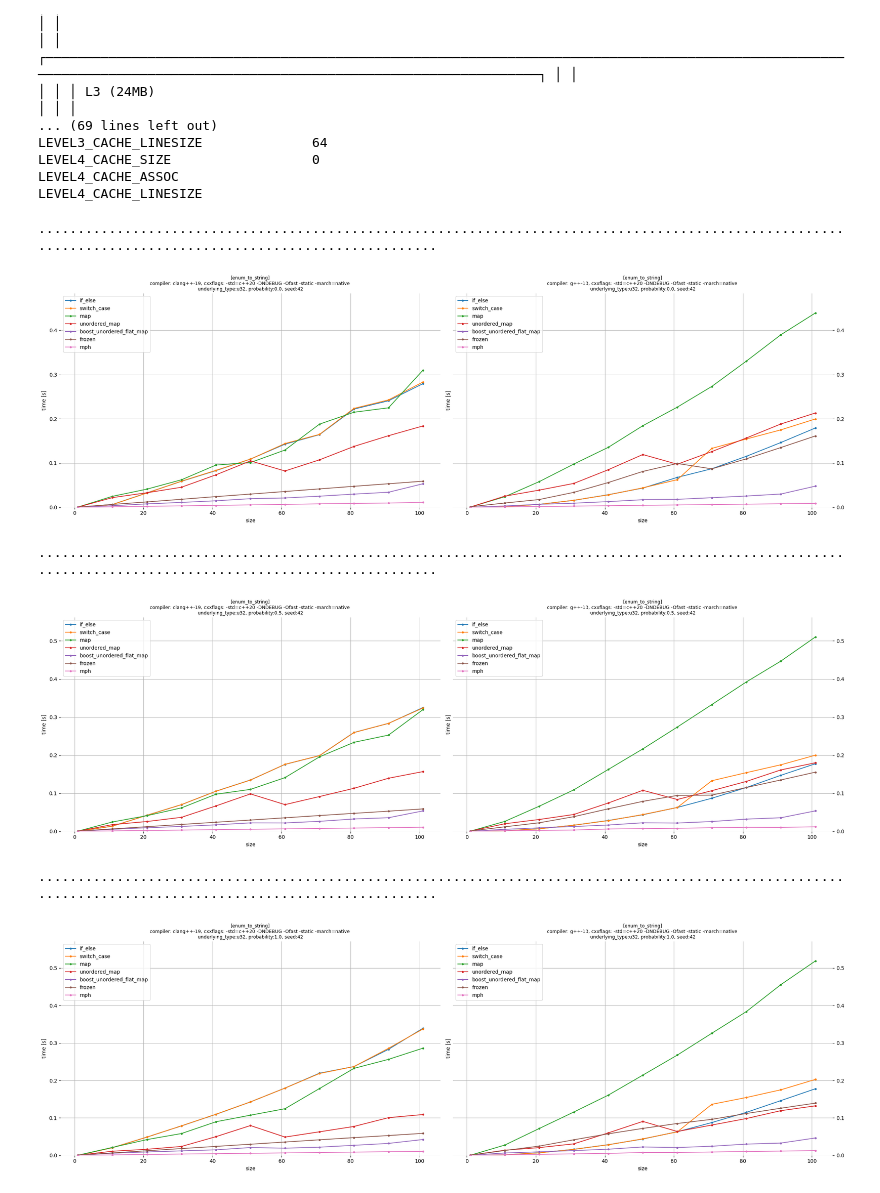
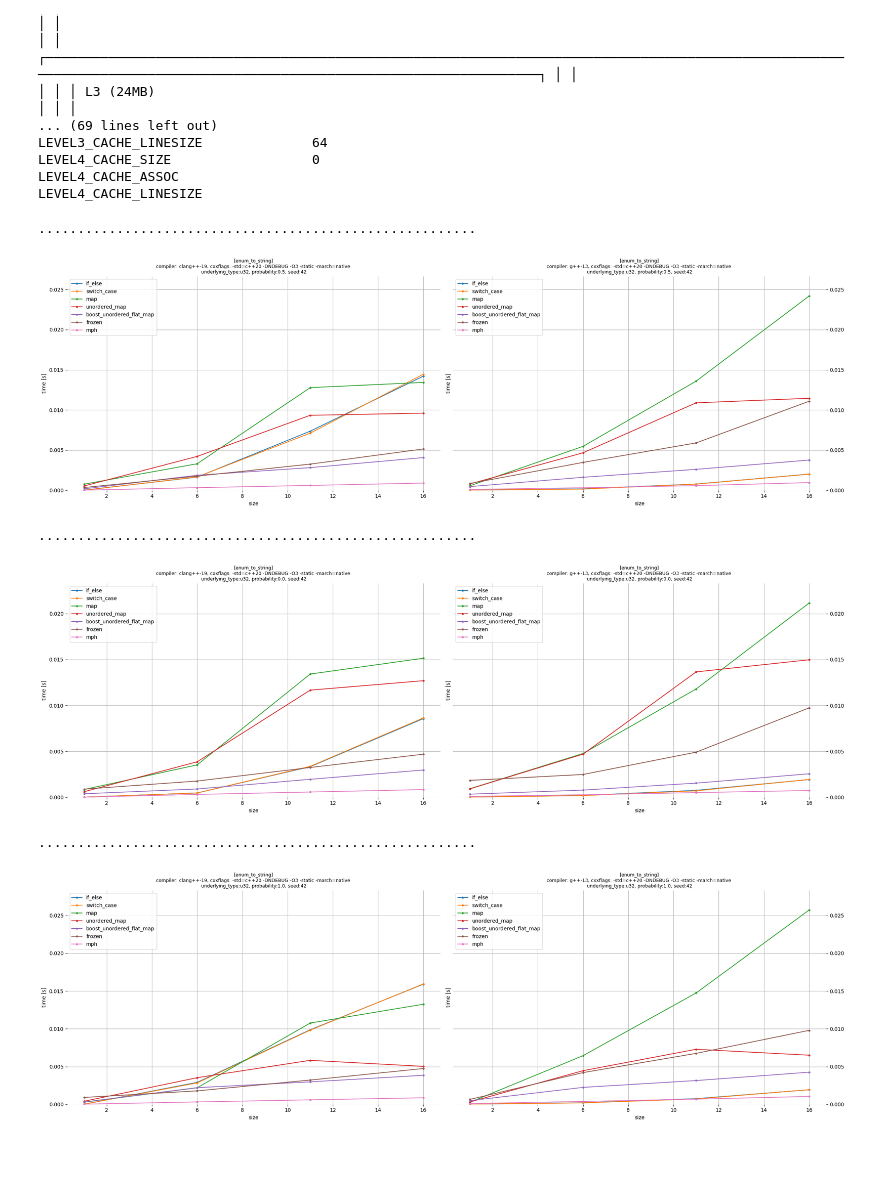
Before and after one commit to qlibs/mph, a Jupyter notebook: enum_to_string/benchmark.ipynb, the cells around one changed output. Drawn from its saved outputs; the diff is of its cells as text; code cells hidden in the pictures; blank space fills up the shorter version.

```diff
--- a/enum_to_string/benchmark.ipynb
+++ b/enum_to_string/benchmark.ipynb
@@ -104,7 +104,7 @@ def benchmark(name, compilers, targets, sizes, combinations):
                 y_min = min(y_min, min(results))
                 y_max = max(y_max, max(results))
 
-            ax[i].set_title(f"[{name}]\ncompiler: {compiler}, cxxflags: {CXXFLAGS}" + " \n" + f"{', '.join([f'{name}:{value}' for name, value in combination.items()]) + "\nsmaller is better"}", fontsize=9)
+            ax[i].set_title(f"[{name}]\ncompiler: {compiler}, cxxflags: {CXXFLAGS}" + " \n" + f"{', '.join([f'{name}:{value}' for name, value in combination.items()])}", fontsize=9)
             ax[i].grid(True)
             for spine in ax[i].spines.values():
                 spine.set_visible(False)
@@ -122,15 +122,15 @@ def benchmark(name, compilers, targets, sizes, combinations):
 # %%
 seed = 42
 
-benchmark('enum_to_string', ['clang++-19', 'g++-13'],  ['if_else', 'switch_case', 'map', 'unordered_map', 'boost_unordered_flat_map', 'frozen', 'mph' ], sizes = range(1, 110, 10), combinations = [
+benchmark('enum_to_string', ['clang++-19', 'g++-13'],  ['if_else', 'switch_case', 'map', 'unordered_map', 'boost_unordered_flat_map', 'frozen', 'mph' ], sizes = range(1, 20, 5), combinations = [
+    {'underlying_type': 'u32', 'probability': 0.50, 'seed': seed},
     {'underlying_type': 'u32', 'probability': 0.00, 'seed': seed},
-    {'underlying_type': 'u32', 'probability': 0.50, 'seed': seed},
     {'underlying_type': 'u32', 'probability': 1.00, 'seed': seed},
 ])
 # %% [output]
-..........................................................................................................................................................
+........................................................
-[figure, old version]
+[figure, new version]
-..........................................................................................................................................................
+........................................................
-[figure, old version]
+[figure, new version]
-..........................................................................................................................................................
+........................................................
-[figure, old version]
+[figure, new version]
```
Also changed, not shown: parts of 1 cell of this notebook, 1 other file.
